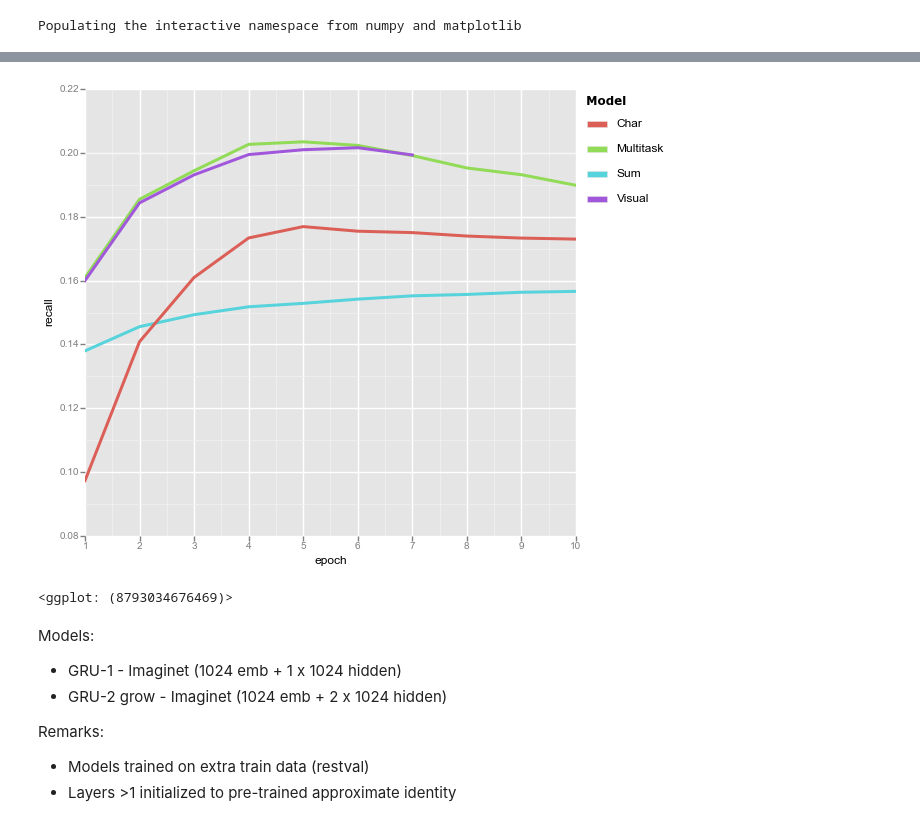
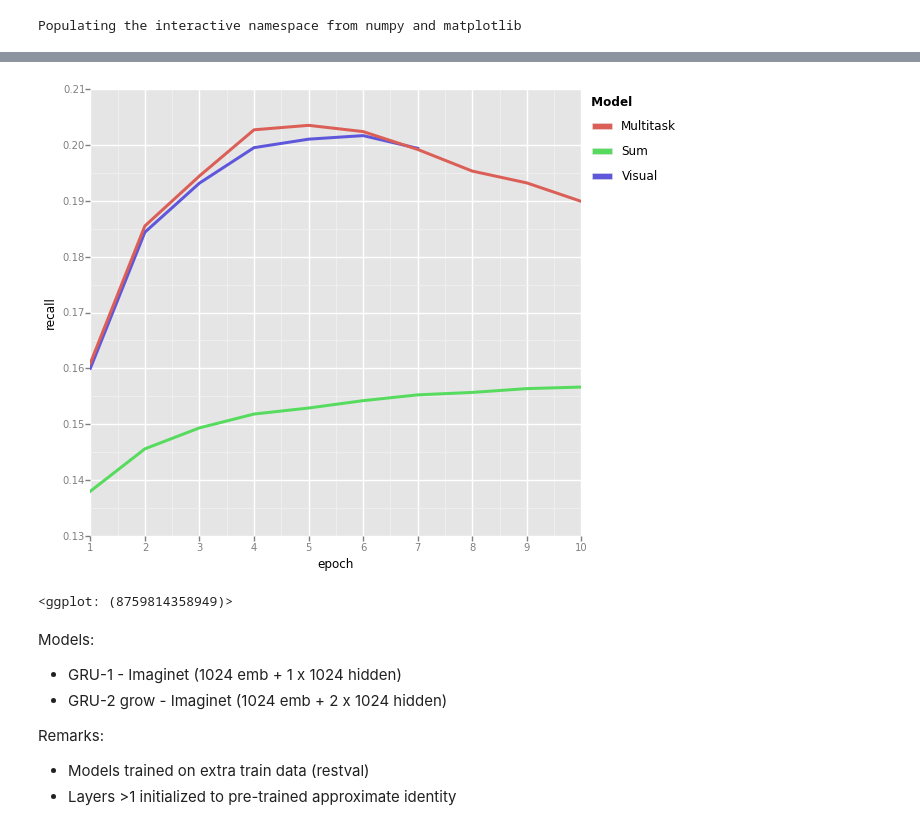
Before and after one commit to gchrupala/reimaginet, a Jupyter notebook: notes.ipynb, the cells around one changed output, grey strips where cells are left out. Saved outputs shown, nothing was run; the diff lists cells and outputs as text; code cells hidden in the pictures.

```diff
--- a/notes.ipynb
+++ b/notes.ipynb
@@ -10,9 +10,14 @@ from ggplot import *
 import pandas as pd
 # %%
 data = pd.DataFrame(
-    dict(epoch=range(1,11)+range(1,8)+range(1,11)+range(1,11),
-         model=hstack([repeat("char", 10), repeat("visual", 7), repeat("multitask",10), repeat("sum", 10)]),
-         recall=[#char
+    dict(epoch=range(1,11)+range(1,11)+range(1,11)+range(1,8)+range(1,11)+range(1,11),
+         model=hstack([repeat("char-3-grow", 10),
+                       repeat("char-1", 10),
+                       repeat("char-3", 10),
+                       repeat("visual", 7),
+                       repeat("multitask",10),
+                       repeat("sum", 10)]),
+         recall=[#char-3-grow lw0222.uvt.nl:/home/gchrupala/reimaginet/run-110-phon
                  0.097281087565,
                  0.140863654538,
                  0.161015593762,
@@ -23,6 +28,29 @@ data = pd.DataFrame(
                  0.174010395842,
                  0.173370651739,
                  0.173050779688,
+                 # char-1 yellow.uvt.nl:/home/gchrupala/repos/reimagine/run-200-phon
+                 0.100919632147,
+                 0.127588964414,
+                 0.140583766493,
+                 0.148300679728,
+                 0.150739704118,
+                 0.153338664534,
+                 0.156657337065,
+                 0.159016393443,
+                 0.159056377449,
+                 0.160655737705,
+                 # char-3 yellow.uvt.nl:/home/gchrupala/repos/reimagine/run-201-phon
+                 0.078368652539,
+                 0.125789684126,
+                 0.148140743703,
+                 0.158216713315,
+                 0.163694522191,
+                 0.168612554978,
+                 0.172570971611,
+                 0.17181127549,
+                 0.171531387445,
+                 0.170611755298,
+
                  # visual
                  0.160015993603,
                  0.184406237505,
@@ -74,6 +108,8 @@ Remarks:
 # %%
-ggplot(data, aes(x='epoch', y='recall', color='model')) + geom_line(size=3)  + theme()
+
+ggplot(data.loc[data['model'].isin(['visual','multitask','sum'])],
+       aes(x='epoch', y='recall', color='model')) + geom_line(size=3)  + theme()
 # %% [output]
-[figure, old version]
+[figure, new version]
-<ggplot: (8793034676469)>
+<ggplot: (8759814358949)>
 # %%
```
Also changed, not shown: parts of 4 cells of this notebook.
